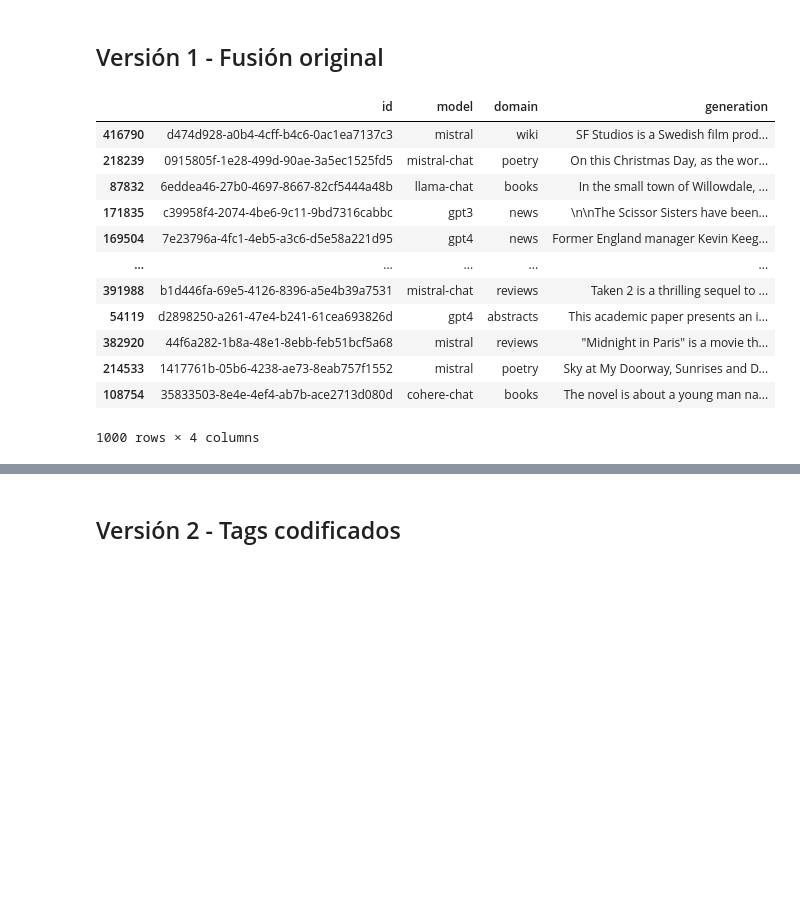
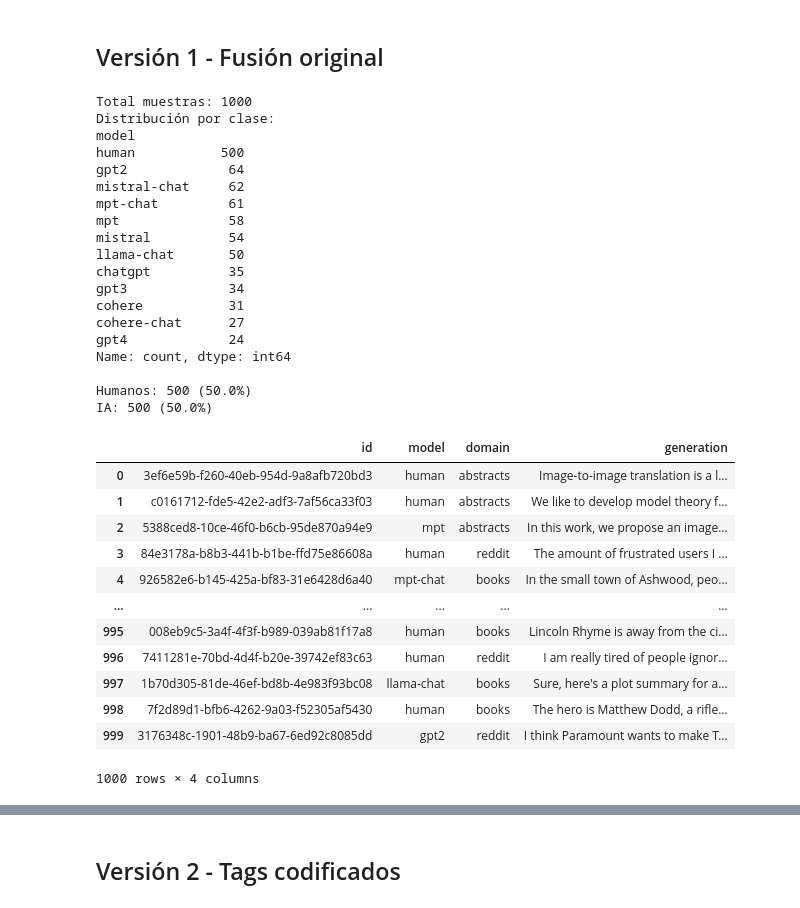
Before and after one commit to JaimeRamosT/Hybrid-authorship-detection---Stylometry, a Jupyter notebook: dataframe/dfBuild2.ipynb, the cells around one changed output, grey strips where cells are left out. Saved outputs shown, nothing was run; the diff lists cells and outputs as text; code cells hidden in the pictures; blank space fills up the shorter version.

Commit message:
Modificación/incremento de dataframe

```diff
--- a/dataframe/dfBuild2.ipynb
+++ b/dataframe/dfBuild2.ipynb
@@ -28,24 +28,66 @@ train_noadv_df = train_noadv_df[intCols]
 # %%
 filtered_by_domain = train_noadv_df[
     (train_noadv_df['domain'] != 'recipes')
     ]
-generation_sample = filtered_by_domain[['id', 'model', 'domain', 'generation']].sample(n=1000, random_state=50)
+
+# Separar documentos humanos y de IA
+human_docs = filtered_by_domain[filtered_by_domain['model'] == 'human']
+ai_docs = filtered_by_domain[filtered_by_domain['model'] != 'human']
+
+# Calcular 50% del total deseado
+total_samples = 1000
+samples_per_class = total_samples // 2  # 500 de cada uno
+
+# Samplear 500 humanos y 500 IA
+human_sample = human_docs[['id', 'model', 'domain', 'generation']].sample(n=samples_per_class, random_state=50)
+ai_sample = ai_docs[['id', 'model', 'domain', 'generation']].sample(n=samples_per_class, random_state=50)
+
+# Combinar ambos samples
+generation_sample = pd.concat([human_sample, ai_sample], ignore_index=True)
+
+# Mezclar aleatoriamente
+generation_sample = generation_sample.sample(frac=1, random_state=50).reset_index(drop=True)
+
+print(f"Total muestras: {len(generation_sample)}")
+print(f"Distribución por clase:")
+print(generation_sample['model'].value_counts())
+print(f"\nHumanos: {(generation_sample['model'] == 'human').sum()} ({(generation_sample['model'] == 'human').sum() / len(generation_sample) * 100:.1f}%)")
+print(f"IA: {(generation_sample['model'] != 'human').sum()} ({(generation_sample['model'] != 'human').sum() / len(generation_sample) * 100:.1f}%)")
 
 display(generation_sample)
 # %% [output]
+Total muestras: 1000
+Distribución por clase:
+model
+human           500
+gpt2             64
+mistral-chat     62
+mpt-chat         61
+mpt              58
+mistral          54
+llama-chat       50
+chatgpt          35
+gpt3             34
+cohere           31
+cohere-chat      27
+gpt4             24
+Name: count, dtype: int64
+
+Humanos: 500 (50.0%)
+IA: 500 (50.0%)
 |  | id | model | domain | generation |
-| 416790 | d474d928-a0b4-4cff-b4c6-0ac1ea7137c3 | mistral | wiki | SF Studios is a Swedish film prod... |
-| 218239 | 0915805f-1e28-499d-90ae-3a5ec1525fd5 | mistral-chat | poetry | On this Christmas Day, as the wor... |
-| 87832 | 6eddea46-27b0-4697-8667-82cf5444a48b | llama-chat | books | In the small town of Willowdale, ... |
-| 171835 | c39958f4-2074-4be6-9c11-9bd7316cabbc | gpt3 | news | \n\nThe Scissor Sisters have been... |
-| 169504 | 7e23796a-4fc1-4eb5-a3c6-d5e58a221d95 | gpt4 | news | Former England manager Kevin Keeg... |
+| 0 | 3ef6e59b-f260-40eb-954d-9a8afb720bd3 | human | abstracts | Image-to-image translation is a l... |
+| 1 | c0161712-fde5-42e2-adf3-7af56ca33f03 | human | abstracts | We like to develop model theory f... |
+| 2 | 5388ced8-10ce-46f0-b6cb-95de870a94e9 | mpt | abstracts | In this work, we propose an image... |
+| 3 | 84e3178a-b8b3-441b-b1be-ffd75e86608a | human | reddit | The amount of frustrated users I ... |
+| 4 | 926582e6-b145-425a-bf83-31e6428d6a40 | mpt-chat | books | In the small town of Ashwood, peo... |
 | ... | ... | ... | ... | ... |
-| 391988 | b1d446fa-69e5-4126-8396-a5e4b39a7531 | mistral-chat | reviews | Taken 2 is a thrilling sequel to ... |
-| 54119 | d2898250-a261-47e4-b241-61cea693826d | gpt4 | abstracts | This academic paper presents an i... |
-| 382920 | 44f6a282-1b8a-48e1-8ebb-feb51bcf5a68 | mistral | reviews | "Midnight in Paris" is a movie th... |
-| 214533 | 1417761b-05b6-4238-ae73-8eab757f1552 | mistral | poetry | Sky at My Doorway, Sunrises and D... |
-| 108754 | 35833503-8e4e-4ef4-ab7b-ace2713d080d | cohere-chat | books | The novel is about a young man na... |
+| 995 | 008eb9c5-3a4f-4f3f-b989-039ab81f17a8 | human | books | Lincoln Rhyme is away from the ci... |
+| 996 | 7411281e-70bd-4d4f-b20e-39742ef83c63 | human | reddit | I am really tired of people ignor... |
+| 997 | 1b70d305-81de-46ef-bd8b-4e983f93bc08 | llama-chat | books | Sure, here's a plot summary for a... |
+| 998 | 7f2d89d1-bfb6-4262-9a03-f52305af5430 | human | books | The hero is Matthew Dodd, a rifle... |
+| 999 | 3176348c-1901-48b9-ba67-6ed92c8085dd | gpt2 | reddit | I think Paramount wants to make T... |
-1000 rows × 4 columns
+1000 rows × 4 columns
 # %%
 def extract_features_from_dataset(df_original, sample_size=None):
     """
```
Also changed, not shown: parts of 2 cells of this notebook, 1 other file.
